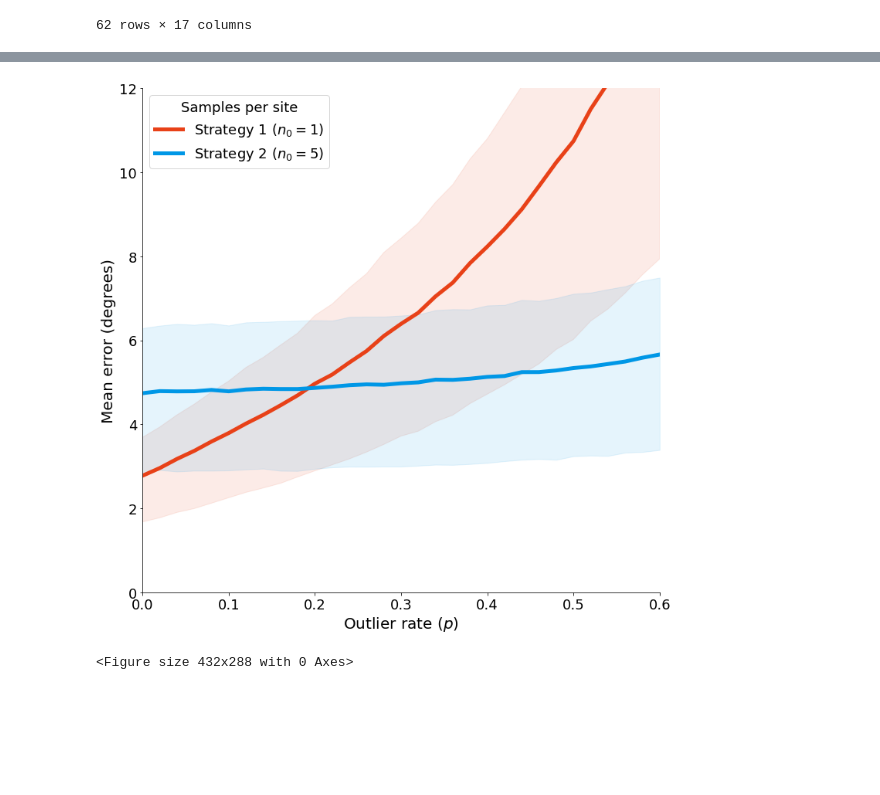
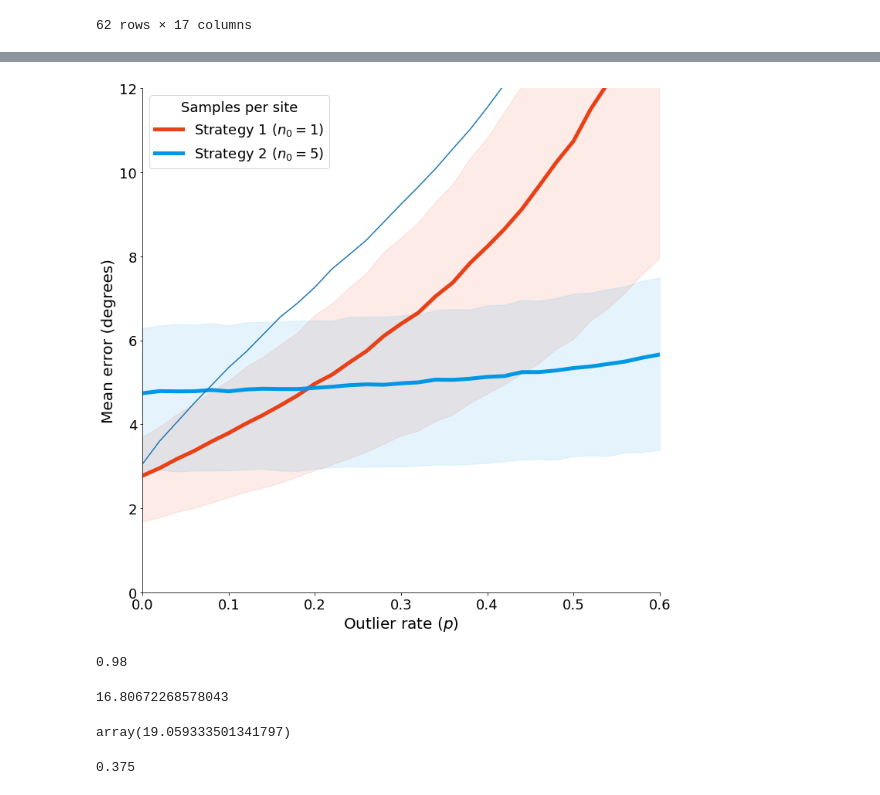
Before and after one commit to PolarWandering/PaleoSampling, a Jupyter notebook: figures/figure3_intersection/Figure3_intersection.ipynb, the cells around one changed output, grey strips where cells are left out. Cells and saved outputs as stored; diff of their text form; code cells hidden in the pictures; blank space fills up the shorter version.

```diff
--- a/figures/figure3_intersection/Figure3_intersection.ipynb
+++ b/figures/figure3_intersection/Figure3_intersection.ipynb
@@ -92,28 +74,41 @@ df5["error_angle_theoretical"] = df5.apply(lambda row: float(smp.kappa2angular(r
 # %%
 fig, ax = plt.subplots(figsize=(12,12))
 
 sns.lineplot(ax=ax, data=df, x="outlier_rate", y="error_angle_mean", hue="k", lw=5, palette=["#e84118", "#0097e6"])
-# sns.lineplot(ax=ax, data=df1, x="outlier_rate", y="error_angle_theoretical", hue="k", lw=1.5, label="1 theo", color='g')
+sns.lineplot(ax=ax, data=df1, x="outlier_rate", y="error_angle_theoretical", hue="k", lw=1.5, label="1 theo", color='g')
 # sns.lineplot(ax=ax, data=df5, x="outlier_rate", y="error_angle_theoretical", hue="k", lw=1.5, label="5 theo", color='y')
 
 plt.fill_between(df1.outlier_rate, df1.error_angle_25, df1.error_angle_75, color="#e84118", alpha=0.1)
 plt.fill_between(df5.outlier_rate, df5.error_angle_25, df5.error_angle_75, color="#0097e6", alpha=0.1)
 
 
 plt.plot
 
 plt.xlabel("Outlier rate ($p$)", fontsize=20)
 plt.ylabel("Mean error (degrees)", fontsize=20)
 plt.yticks(fontsize=18)
 plt.xticks(np.arange(0, 0.70, 0.1), fontsize=18)
 plt.xlim(0, 0.6)
 plt.ylim(0, 12)
 plt.legend(title="Samples per site", loc="upper left", fontsize=18, title_fontsize=18, labels=["Strategy 1 ($n_0=1$)", "Strategy 2 ($n_0=5$)"])
 ax.spines[['right', 'top']].set_visible(False)
 
 plt.show()
-plt.savefig("Figure3c.pdf", format="pdf", bbox_inches='tight')
-plt.savefig("Figure3c.png", format="png", bbox_inches='tight')
+# plt.savefig("Figure3c.pdf", format="pdf", bbox_inches='tight')
+# plt.savefig("Figure3c.png", format="png", bbox_inches='tight')
 # %% [output]
-[figure, old version]
+[figure, new version]
-<Figure size 432x288 with 0 Axes>
+# %%
+rho_kappa_inverse = smp.inverse(lambda x: smp.rho_kappa(x, n=2))
+smp.rho_kappa(50, 2)
+# %% [output]
+0.98
+# %%
+rho_kappa_inverse( 0.95 * smp.rho_kappa(100, 2))
+# %% [output]
+16.80672268578043
+# %%
+k = smp.angular2kappa(5)
+smp.kappa2angular(rho_kappa_inverse( 0.95 * smp.rho_kappa(k, 2)))
+# %% [output]
+array(19.059333501341797)
@@ -119,0 +117,4 @@ plt.savefig("Figure3c.png", format="png", bbox_inches='tight')
+# %%
+binom(n=4, p=.5).pmf(2)
+# %% [output]
+0.375
```
Also changed, not shown: parts of 3 cells of this notebook, 5 other files.
